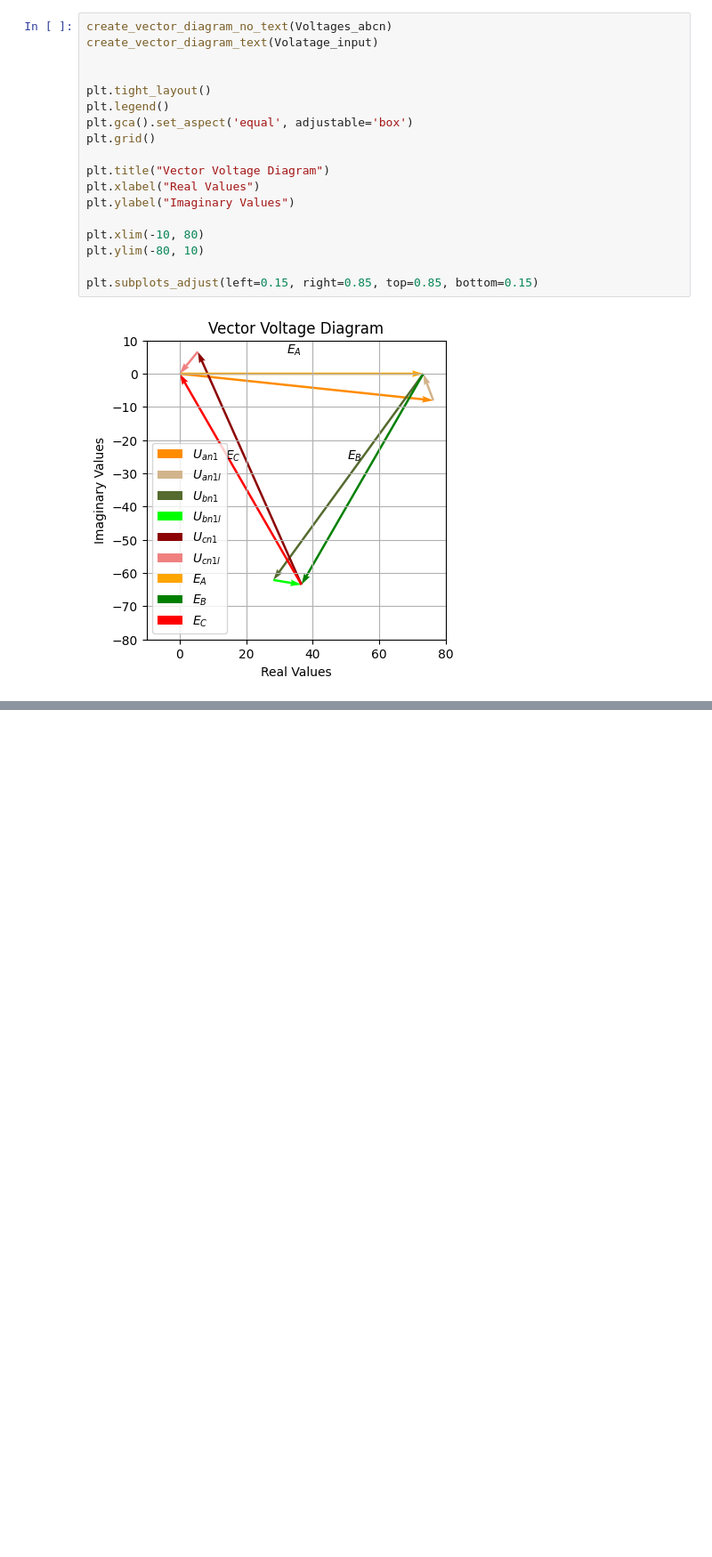
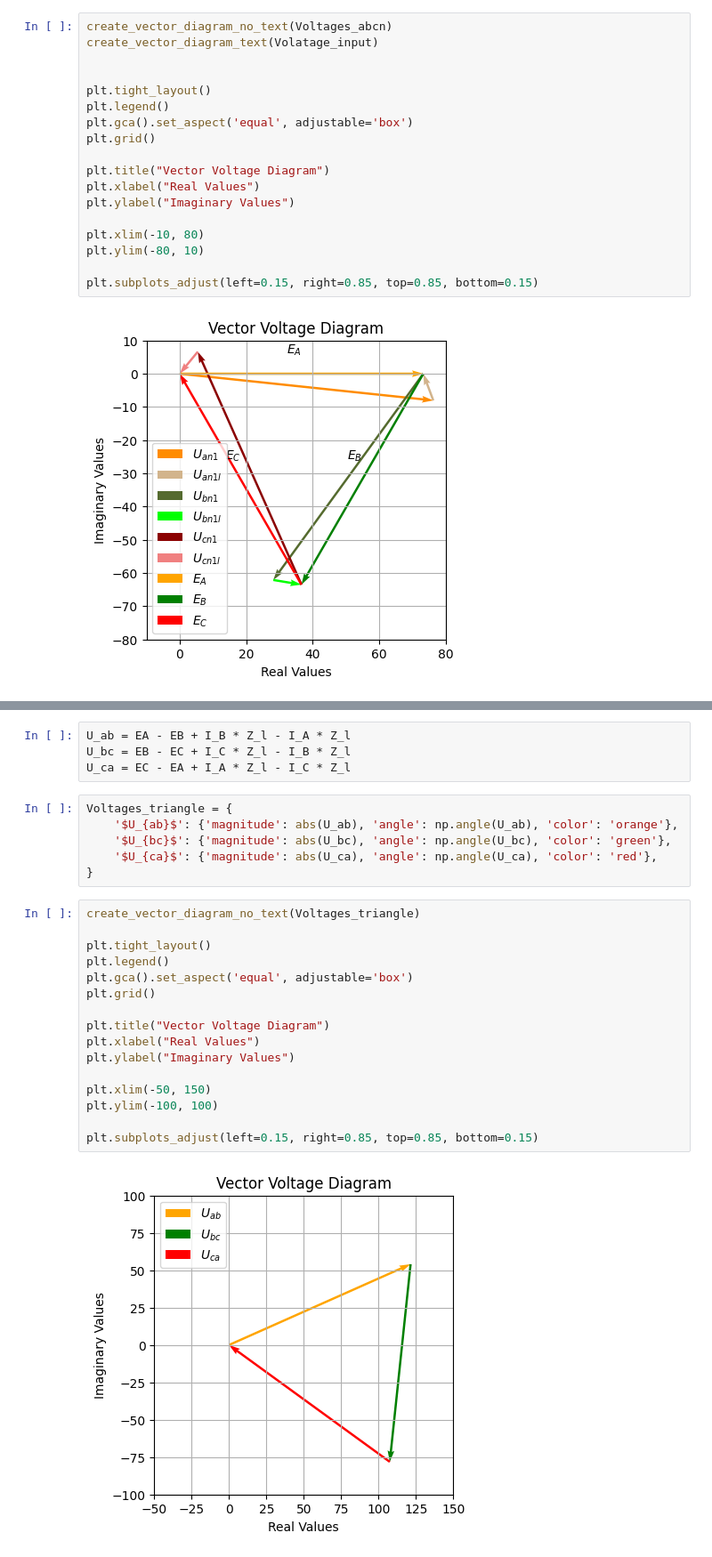
Before and after one commit to M007AX/Coursework-part-III-TBE, a Jupyter notebook: Курсовая_по_ТОЭ_3я_часть.ipynb, the cells around one changed output, grey strips where cells are left out. Shown: that part at 89% size. Drawn from its saved outputs; the diff is of its cells as text; blank space fills up the shorter version.

```diff
--- a/Курсовая_по_ТОЭ_3я_часть.ipynb
+++ b/Курсовая_по_ТОЭ_3я_часть.ipynb
@@ -222,0 +261,28 @@ plt.subplots_adjust(left=0.15, right=0.85, top=0.85, bottom=0.15)
+# %%
+U_ab = EA - EB + I_B * Z_l - I_A * Z_l
+U_bc = EB - EC + I_C * Z_l - I_B * Z_l
+U_ca = EC - EA + I_A * Z_l - I_C * Z_l
+# %%
+Voltages_triangle = {
+    '$U_{ab}$': {'magnitude': abs(U_ab), 'angle': np.angle(U_ab), 'color': 'orange'},
+    '$U_{bc}$': {'magnitude': abs(U_bc), 'angle': np.angle(U_bc), 'color': 'green'},
+    '$U_{ca}$': {'magnitude': abs(U_ca), 'angle': np.angle(U_ca), 'color': 'red'},
+}
+# %%
+create_vector_diagram_no_text(Voltages_triangle)
+
+plt.tight_layout()
+plt.legend()
+plt.gca().set_aspect('equal', adjustable='box')
+plt.grid()
+
+plt.title("Vector Voltage Diagram")
+plt.xlabel("Real Values")
+plt.ylabel("Imaginary Values")
+
+plt.xlim(-50, 150)
+plt.ylim(-100, 100)
+
+plt.subplots_adjust(left=0.15, right=0.85, top=0.85, bottom=0.15)
+# %% [output]
+[figure, added]
```
Also changed, not shown: parts of 18 cells of this notebook.
